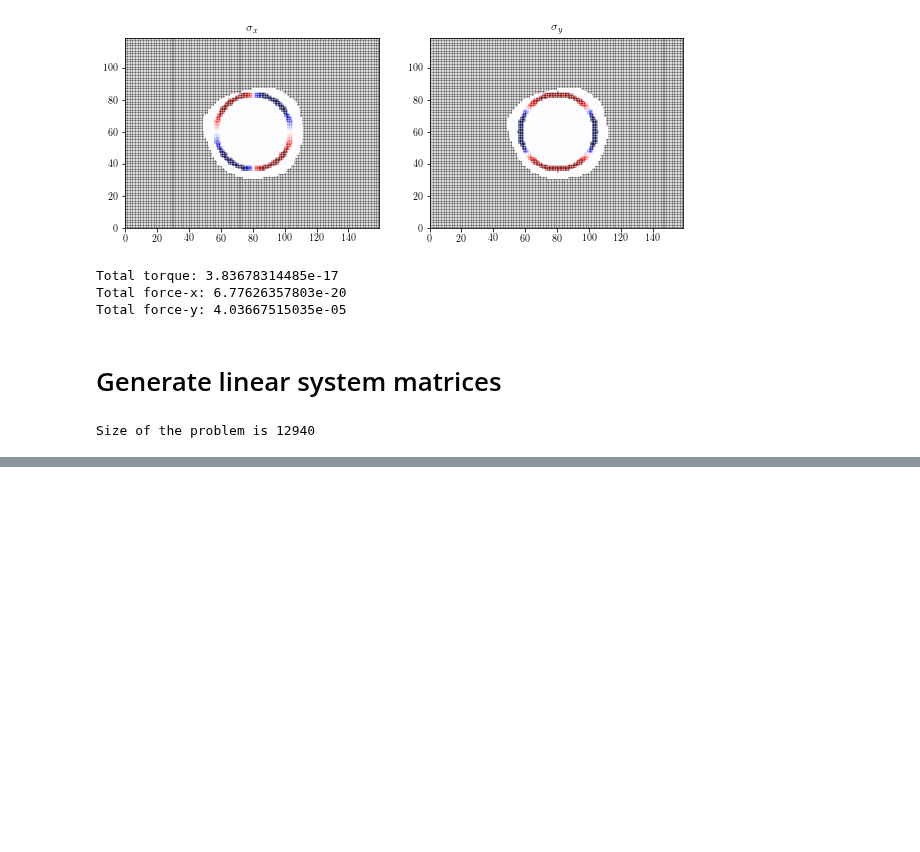
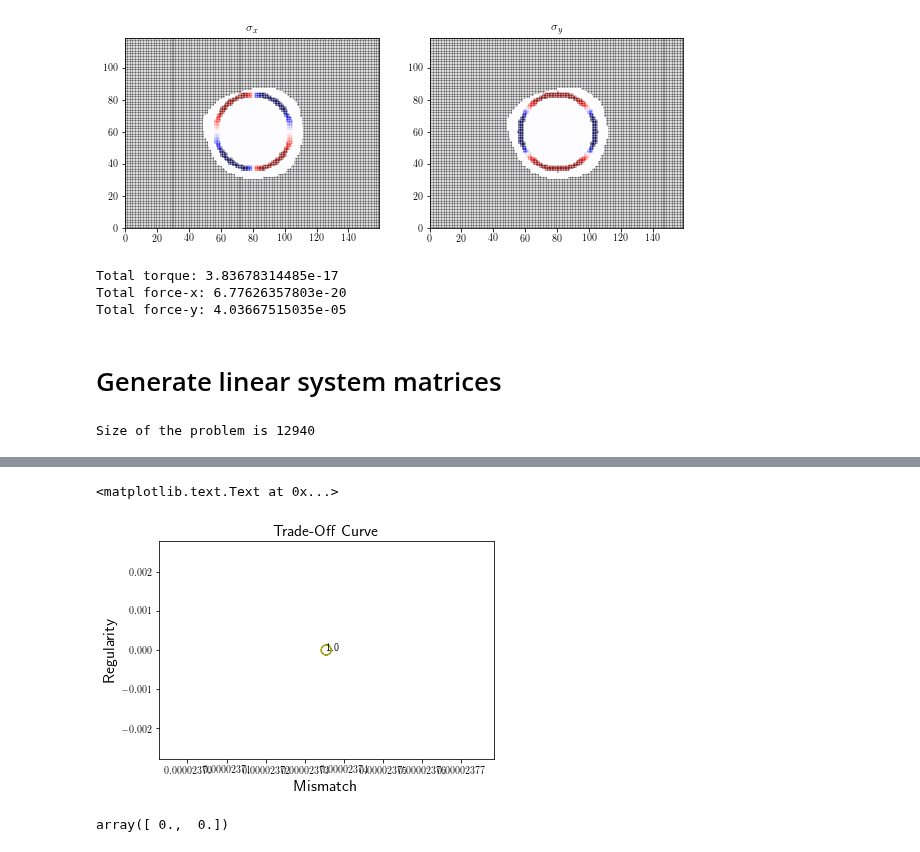
Before and after one commit to jcalifornia/tractionforce, a Jupyter notebook: paper/numerics/annulus.ipynb, the cells around one changed output, grey strips where cells are left out. Saved outputs shown, nothing was run; the diff lists cells and outputs as text; code cells hidden in the pictures; blank space fills up the shorter version.

```diff
--- a/paper/numerics/annulus.ipynb
+++ b/paper/numerics/annulus.ipynb
@@ -141,11 +141,11 @@ u_out_x = G_out_in_xx.dot(s_x) + G_out_in_xy.dot(s_y)
 u_in_y = G_in_in_yx.dot(s_x) + G_in_in_yy.dot(s_y)
 u_out_y = G_out_in_yx.dot(s_x)  + G_out_in_yy.dot(s_y)
 
-u_x = np.zeros(coords.shape[0])
+u_x = np.zeros(forward_coords.shape[0])
 u_x[condition_inside] = u_in_x
 u_x[condition_outside] = u_out_x
 
-u_y = np.zeros(coords.shape[0])
+u_y = np.zeros(forward_coords.shape[0])
 u_y[condition_inside] = u_in_y
 u_y[condition_outside] = u_out_y
 # %%
@@ -208,8 +259,8 @@ predicted_in_y = G_in_in_yx * sigma_xz + G_in_in_yy * sigma_yz
 predicted_out_y = G_out_in_yx * sigma_xz + G_out_in_yy * sigma_yz
 
 
-error = sum_squares(u_in_x - predicted_in_x) + sum_squares(u_out_x - predicted_out_x) + \
-    sum_squares(u_in_y - predicted_in_y) + sum_squares(u_out_y - predicted_out_y)
+error = sum_squares(obs_x_in - predicted_in_x) + sum_squares(obs_x_out - predicted_out_x) + \
+    sum_squares(obs_y_in - predicted_in_y) + sum_squares(obs_y_out - predicted_out_y)
 
 forceconstraints = [sum_entries(sigma_xz)==0, sum_entries(sigma_yz)==0] # add torque-free constraint here
 net_torque = sum_entries(mul_elemwise(x_in-x_center,sigma_yz) - mul_elemwise(y_in-y_center,sigma_xz))
@@ -231,16 +282,16 @@ sigma_yz_values = []
 u_x_values = []
 u_y_values = []
 # %%
-num_cores = multiprocessing.cpu_count()
-
+#num_cores = multiprocessing.cpu_count() - 4
+num_cores = 2
 
 def invert_one(val):
     gamma.value = val
     try:
         prob.solve(verbose= True, max_iters = 50,
                    warm_start=True, solver = cvxpy.CVXOPT,
-                   feastol = 1e-6, reltol = 1e-5,
-                   abstol = 1e-6)
+                   feastol = 1e-7, reltol = 1e-6,
+                   abstol = 1e-7)
 
     except cvxpy.SolverError:
         return None
@@ -263,9 +314,11 @@ def invert_one(val):
     u_y[condition_inside].flat = predicted_in_y.value
     u_y[condition_outside].flat = predicted_out_y.value
 
-    return np.array([s_x, s_y]).T, np.array([u_x, u_y]).T, error.value, regularity_penalty.value, val
+    return np.array([sigma_xz.value, sigma_yz.value]).T, error.value, regularity_penalty.value, val
+
+    return np.array([s_x, s_y]).T,  error.value, regularity_penalty.value, val
 
 
-results = Parallel(n_jobs=num_cores, verbose = 5)(delayed(invert_one)(val) for val in gamma_vals)
-#results = [invert_one(val) for val in gamma_vals]
+#results = Parallel(n_jobs=num_cores)(delayed(invert_one)(val) for val in gamma_vals)
+results = [invert_one(val) for val in gamma_vals]
 # %% [output]
@@ -296,0 +342,25 @@ plt.title(r'$\hat\sigma_x$')
+# %%
+data_error = [res[1] for res in results]
+reg_error = [res[2] for res in results]
+lvals = [res[3] for res in results]
+
+l_curve_distances = np.abs((reg_error[-1]-reg_error[0])*np.array(data_error) -  \
+            (data_error[-1]-data_error[0])*np.array(reg_error)+data_error[-1]*reg_error[0]-reg_error[-1]*data_error[0])
+best = np.argsort(l_curve_distances)[-1]
+
+plt.plot( data_error, reg_error)
+plt.scatter(data_error[best],reg_error[best],s=100, facecolors='none', edgecolors='r')
+plt.scatter(data_error[0],reg_error[0],s=100, facecolors='none', edgecolors='g')
+plt.scatter(data_error[-1],reg_error[-1],s=100, facecolors='none', edgecolors='y')
+
+plt.xlabel("Mismatch", fontsize=16)
+plt.ylabel("Regularity", fontsize=16)
+plt.title('Trade-Off Curve', fontsize=16)
+plt.text(data_error[best],reg_error[best],lvals[best])
+# %% [output]
+<matplotlib.text.Text at 0x...>
+[figure, added]
+# %%
+results[0][0]
+# %% [output]
+array([ 0.,  0.])
```
Also changed, not shown: parts of 11 cells of this notebook, 1 other file.
